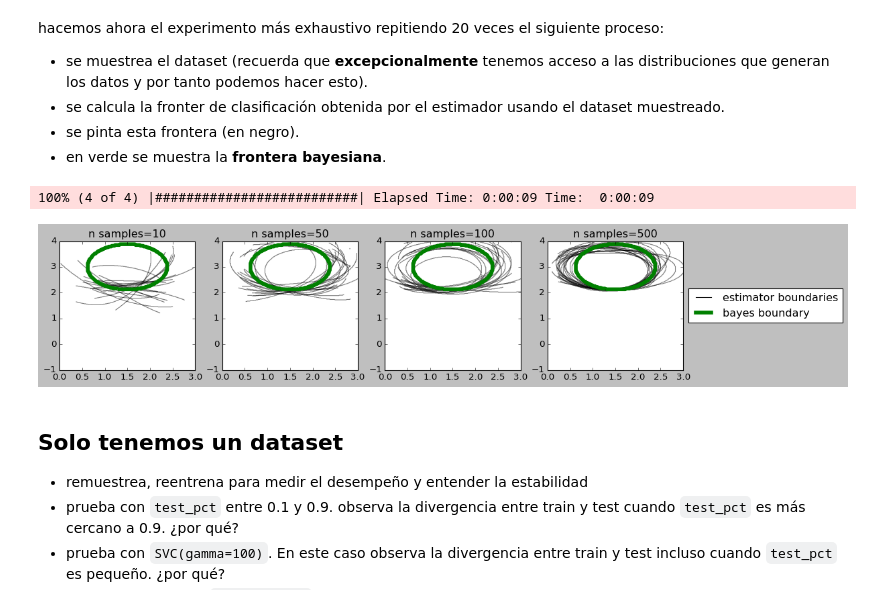
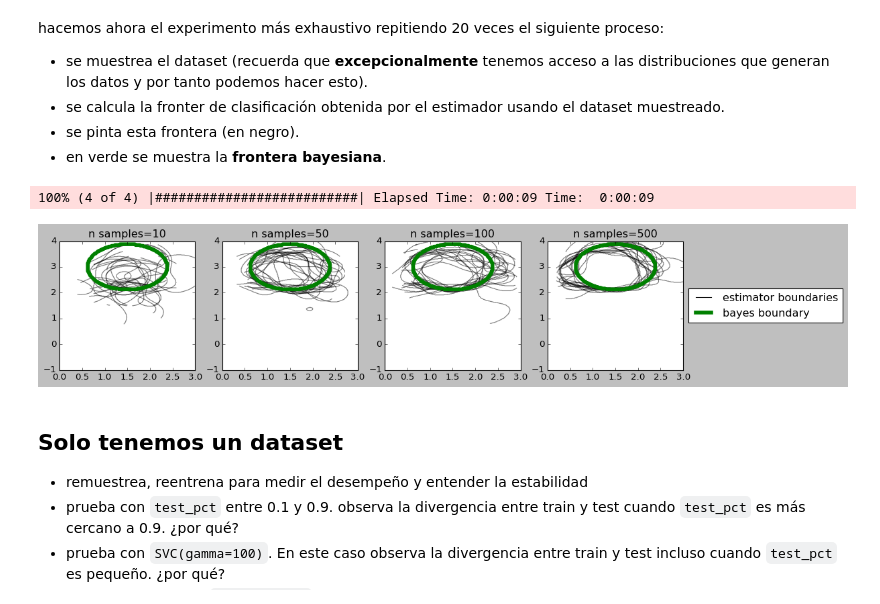
Before and after one commit to myforkedrepositories/20182.mldl, a Jupyter notebook: SESION 1.1 - Modelos derivados de los datos.ipynb, the cells around one changed output. Cells and saved outputs as stored; diff of their text form; code cells hidden in the pictures.

```diff
--- a/SESION 1.1 - Modelos derivados de los datos.ipynb
+++ b/SESION 1.1 - Modelos derivados de los datos.ipynb
@@ -251,10 +251,15 @@ hacemos ahora el experimento más exhaustivo repitiendo 20 veces el siguiente pr
 - en verde se muestra la **frontera bayesiana**.
 # %%
 reload(mlutils)
+# incluya la precision
+estimator = SVC(gamma=5)
+#estimator = LogisticRegression()
+#Cambiar el estimador
+
 mlutils.sample_borders(mc, estimator, samples = [10,50,100,500], n_reps=20, mins=[0,-1], maxs=[3,4])
 # %% [output]
 100% (4 of 4) |##########################| Elapsed Time: 0:00:09 Time:  0:00:09
-[figure, old version]
+[figure, new version]
 # %% [markdown]
 ## Solo tenemos un dataset
 
```
Also changed, not shown: parts of 1 cell of this notebook.
